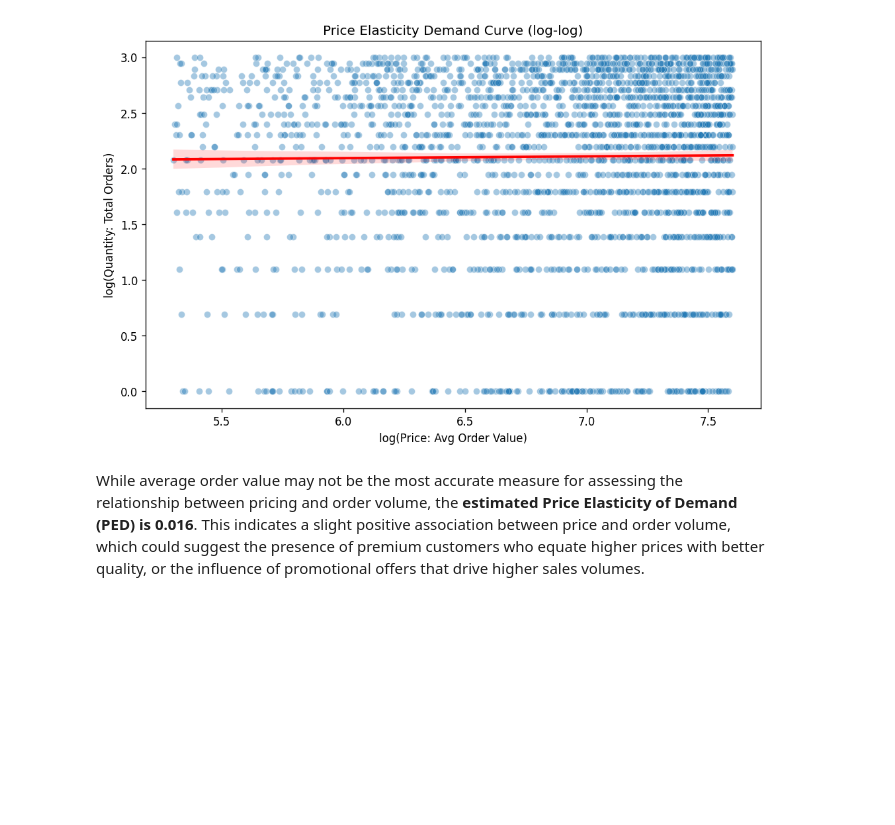
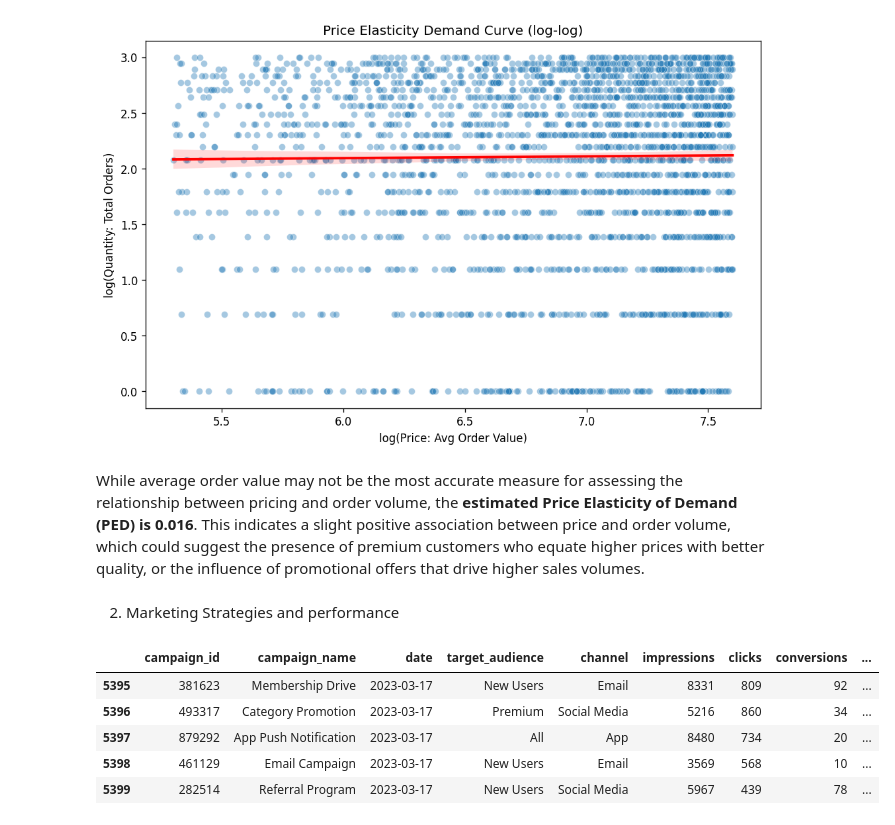
Before and after one commit to Joan-Njoki-Mwangi/Blinkit-Grocery-Store-Deep-Dive, a Jupyter notebook: Blinkit_Grocery_Store_Deep_Dive.ipynb, the cells around one changed output. Saved outputs shown, nothing was run; the diff lists cells and outputs as text; code cells hidden in the pictures; blank space fills up the shorter version.

```diff
--- a/Blinkit_Grocery_Store_Deep_Dive.ipynb
+++ b/Blinkit_Grocery_Store_Deep_Dive.ipynb
@@ -470,3 +472,16 @@ Estimated Price Elasticity of Demand: 0.016
 [figure]
 # %% [markdown]
 While average order value may not be the most accurate measure for assessing the relationship between pricing and order volume, the **estimated Price Elasticity of Demand (PED) is 0.016**. This indicates a slight positive association between price and order volume, which could suggest the presence of premium customers who equate higher prices with better quality, or the influence of promotional offers that drive higher sales volumes.
+# %% [markdown]
+2. Marketing Strategies and performance
+# %%
+# uploading the datasource
+market_performance = pd.read_csv("/content/drive/MyDrive/Blinkit datastores/blinkit_marketing_performance.csv")
+market_performance.tail()
+# %% [output]
+|  | campaign_id | campaign_name | date | target_audience | channel | impressions | clicks | conversions | ... |
+| 5395 | 381623 | Membership Drive | 2023-03-17 | New Users | Email | 8331 | 809 | 92 | ... |
+| 5396 | 493317 | Category Promotion | 2023-03-17 | Premium | Social Media | 5216 | 860 | 34 | ... |
+| 5397 | 879292 | App Push Notification | 2023-03-17 | All | App | 8480 | 734 | 20 | ... |
+| 5398 | 461129 | Email Campaign | 2023-03-17 | New Users | Email | 3569 | 568 | 10 | ... |
+| 5399 | 282514 | Referral Program | 2023-03-17 | New Users | Social Media | 5967 | 439 | 78 | ... |
```
Also changed, not shown: parts of 6 cells of this notebook.
